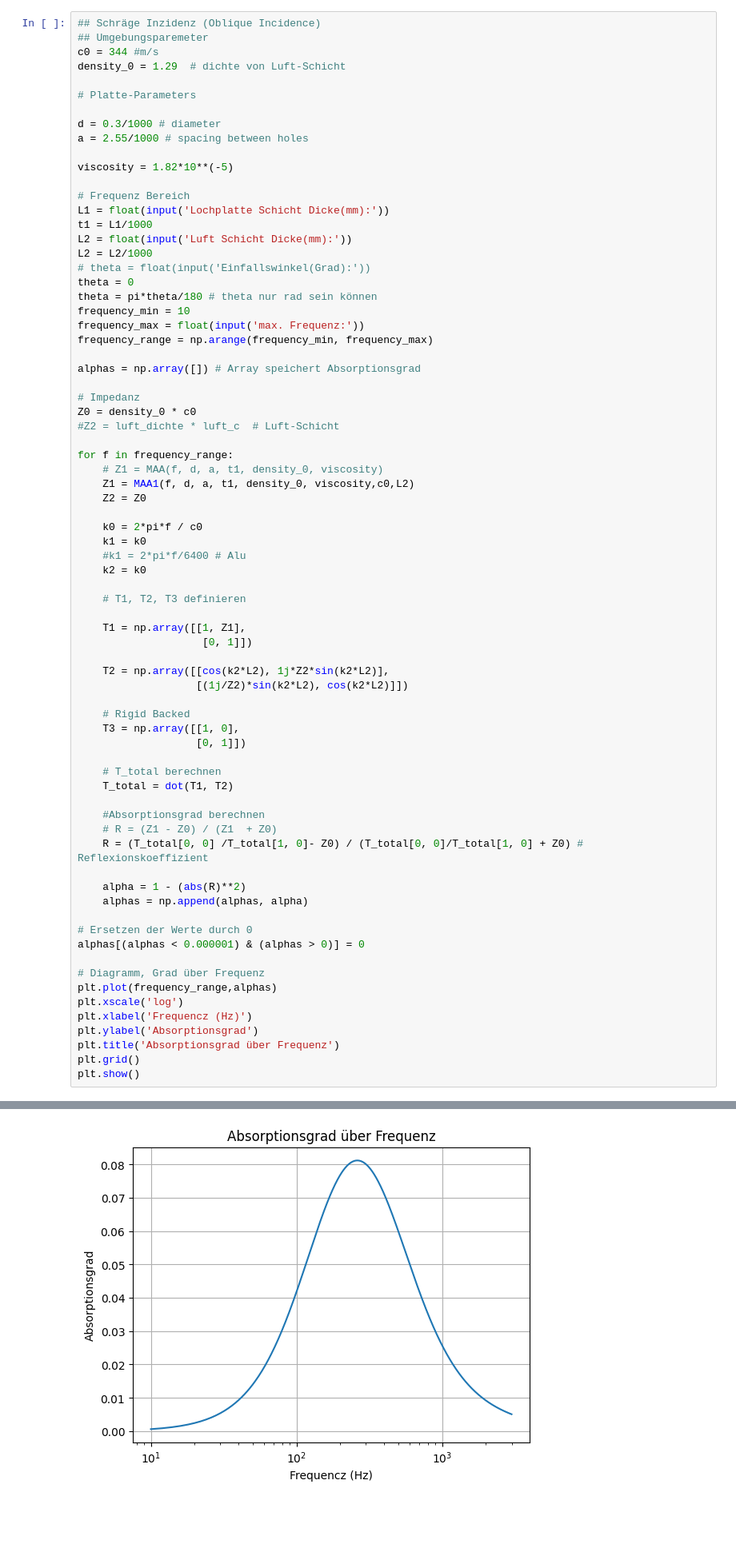
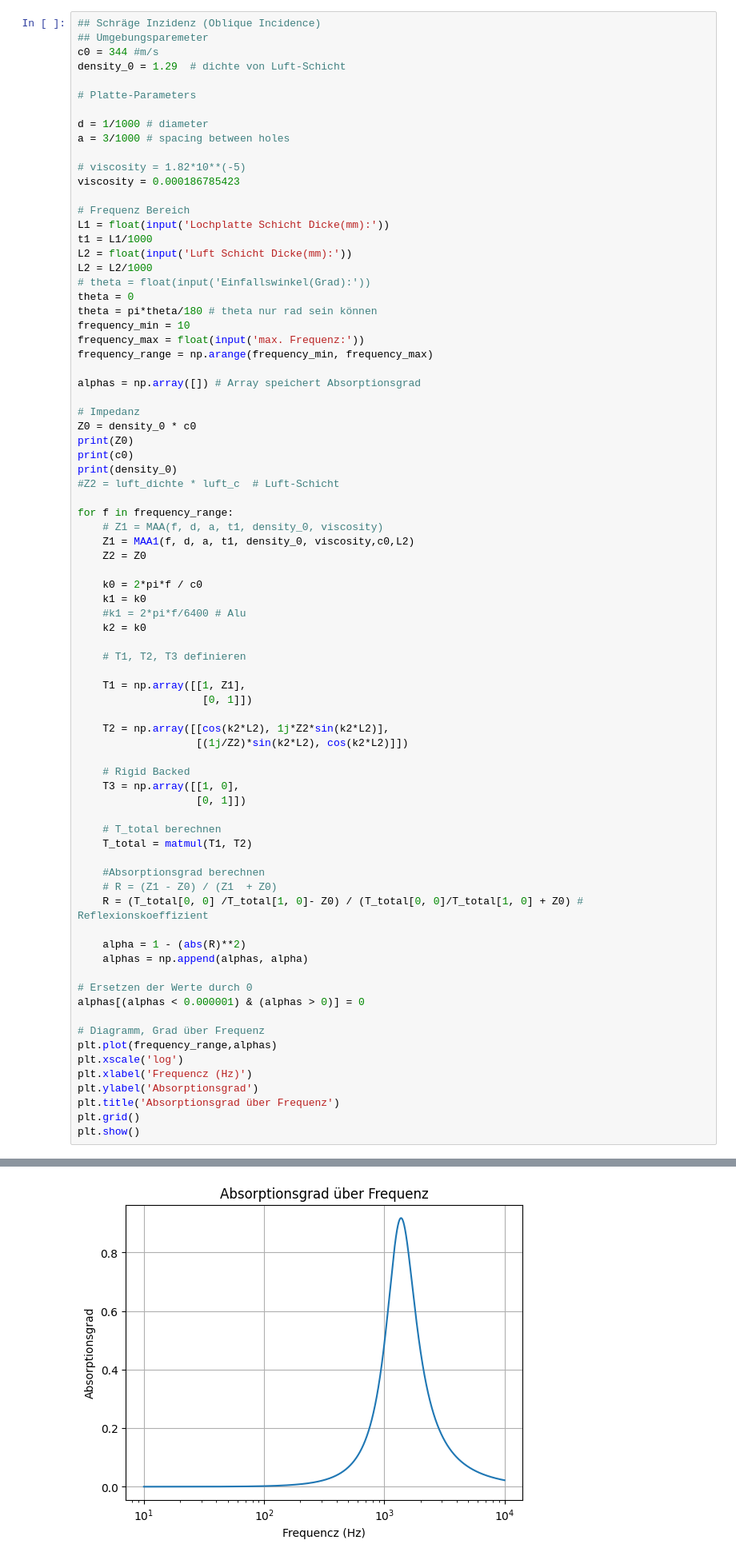
Before and after one commit to rcroegaert/absorption-coefficient-calculator, a Jupyter notebook: dev/lochplatte_absorber.ipynb, the cells around one changed output, grey strips where cells are left out. Shown at 80% size. Saved outputs shown, nothing was run; the diff lists cells and outputs as text; blank space fills up the shorter version.

```diff
--- a/dev/lochplatte_absorber.ipynb
+++ b/dev/lochplatte_absorber.ipynb
@@ -86,10 +86,11 @@ density_0 = 1.29  # dichte von Luft-Schicht
 
 # Platte-Parameters
 
-d = 0.3/1000 # diameter
-a = 2.55/1000 # spacing between holes
+d = 1/1000 # diameter
+a = 3/1000 # spacing between holes
 
-viscosity = 1.82*10**(-5)
+# viscosity = 1.82*10**(-5)
+viscosity = 0.000186785423
 
 # Frequenz Bereich
 L1 = float(input('Lochplatte Schicht Dicke(mm):'))
@@ -107,6 +108,9 @@ alphas = np.array([]) # Array speichert Absorptionsgrad
 
 # Impedanz
 Z0 = density_0 * c0
+print(Z0)
+print(c0)
+print(density_0)
 #Z2 = luft_dichte * luft_c  # Luft-Schicht
 
 for f in frequency_range:
@@ -132,7 +136,7 @@ for f in frequency_range:
                    [0, 1]])
 
     # T_total berechnen
-    T_total = dot(T1, T2)
+    T_total = matmul(T1, T2)
 
     #Absorptionsgrad berechnen
     # R = (Z1 - Z0) / (Z1  + Z0)
@@ -156,4 +163,4 @@ plt.show()
-[figure, old version]
+[figure, new version]
 # %%
 t1
 # %% [output]
```
Also changed, not shown: parts of 2 cells of this notebook, 7 other files.
